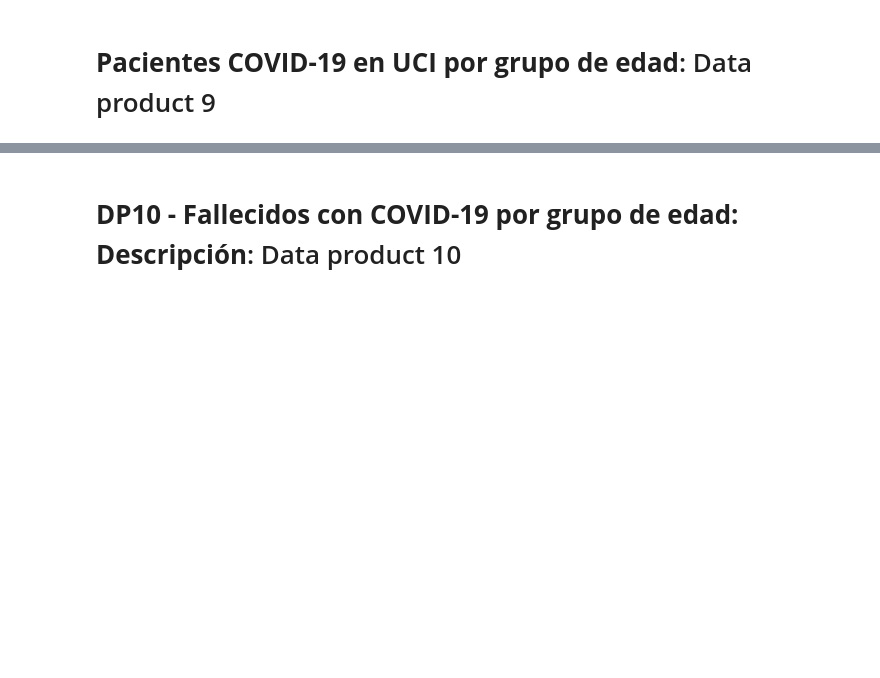
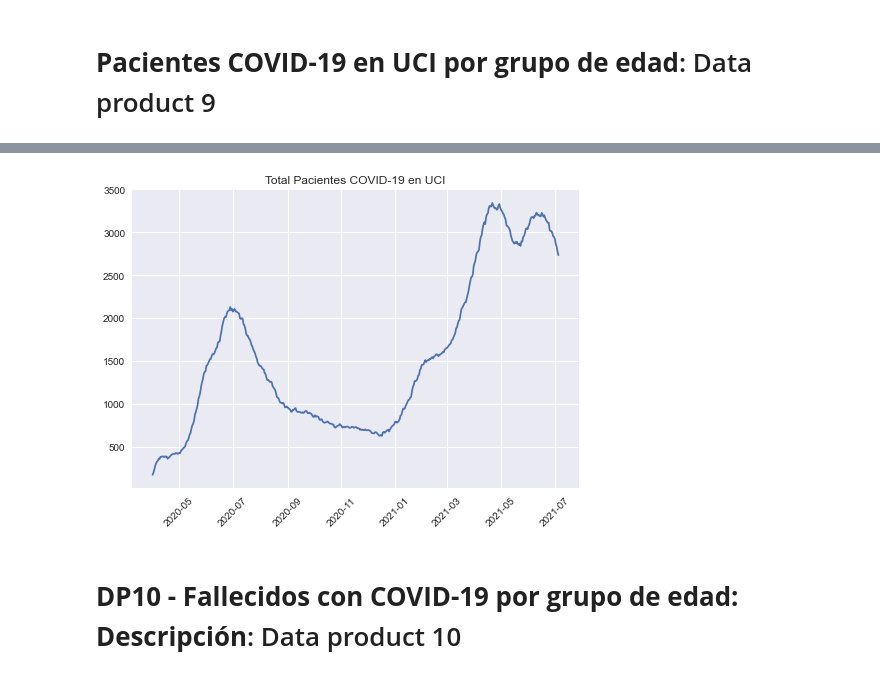
Before and after one commit to jignaciocastro8/covid-data, a Jupyter notebook: data_review.ipynb, the cells around one changed output, grey strips where cells are left out. Cells and saved outputs as stored; diff of their text form; code cells hidden in the pictures; blank space fills up the shorter version.

```diff
--- a/data_review.ipynb
+++ b/data_review.ipynb
@@ -96,3 +96,12 @@ plt.show()
+# %%
+# El agregado (suma sobre los intervalos de edades)
+agg = edad.sum(axis=1)
+plt.plot(agg.index, agg)
+plt.xticks(rotation=45)
+plt.title("Total Pacientes COVID-19 en UCI")
+plt.show()
+# %% [output]
+[figure, added]
 # %% [markdown]
 # **DP10 - Fallecidos con COVID-19 por grupo de edad: Descripción**: Data product 10
 # %%
```
Also changed, not shown: parts of 9 cells of this notebook.
